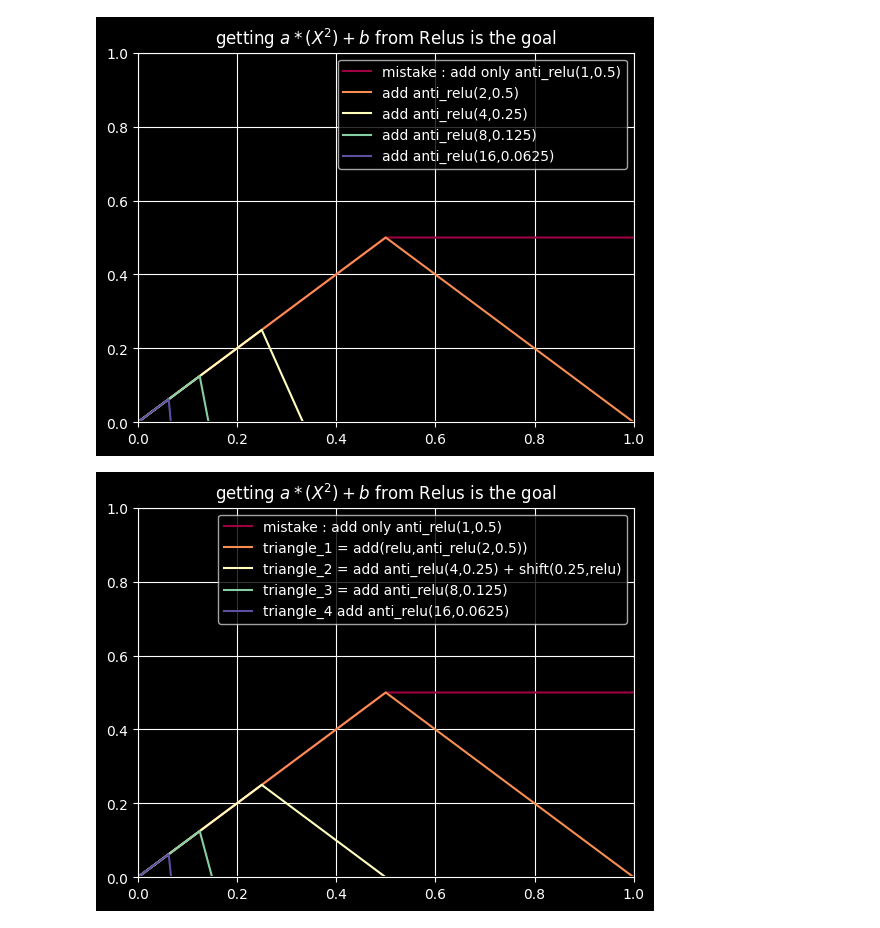
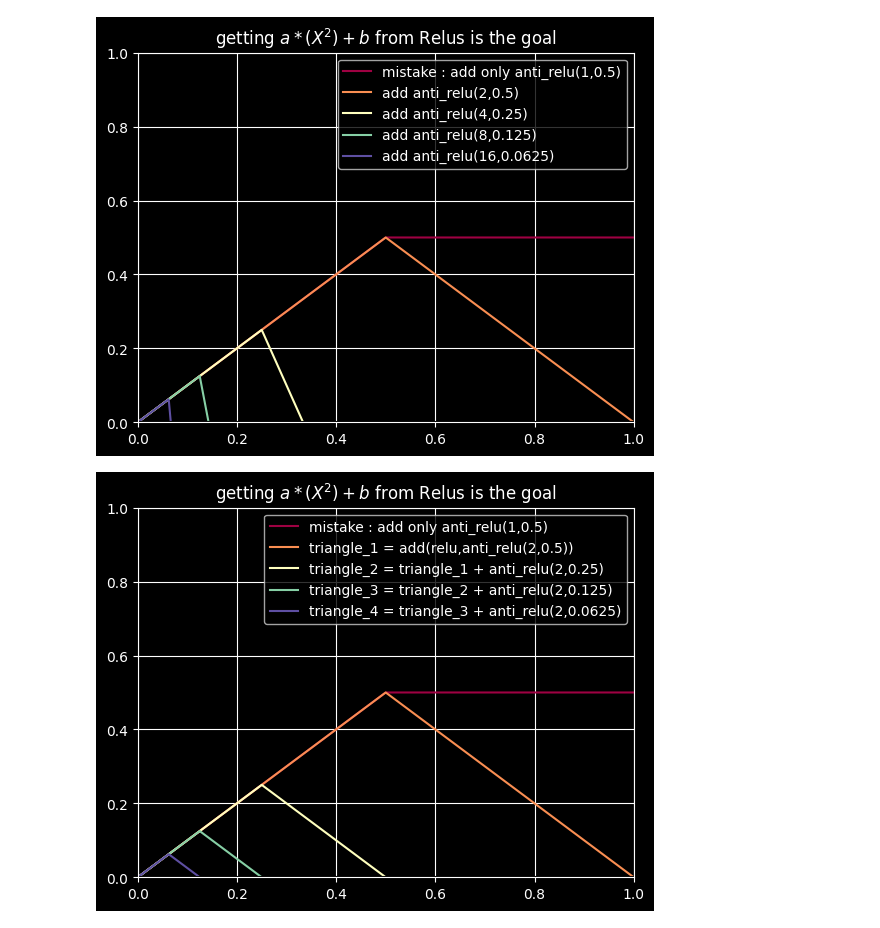
Before and after one commit to Hadrien-Cornier/cool-nn-stuff, a Jupyter notebook: polynomials_from_relus.ipynb, the cells around one changed output. Cells and saved outputs as stored; diff of their text form; code cells hidden in the pictures.

Commit message:
got the triangles. Now need to shift them and add them up

```diff
--- a/polynomials_from_relus.ipynb
+++ b/polynomials_from_relus.ipynb
@@ -149,29 +149,29 @@ plt.show()
 # %%
 X = Tensor.arange(0,1,0.001)
 
 # X.numpy() = relu(X).numpy()) # relu : the starting point
 
 prt(add(relu,minus(shift(0.5,relu)))(X).numpy(), "mistake : add only anti_relu(1,0.5)", color=color_cycle(0.0))
 
 # We cut in half the frist relu and create a triangle
 triangle_1 = add(relu,anti_relu(2,0.5))
 
 prt(triangle_1(X).numpy(), "triangle_1 = add(relu,anti_relu(2,0.5))", color=color_cycle(0.25))
 
-triangle_2 = add(add(triangle_1,anti_relu(4,0.25)),mul(2,shift(0.25,relu)))
+triangle_2 = add(triangle_1,anti_relu(2,0.25))
 
-prt(triangle_2(X).numpy(), "triangle_2 = add anti_relu(4,0.25) + shift(0.25,relu)", color=color_cycle(0.5))
+prt(triangle_2(X).numpy(), "triangle_2 = triangle_1 + anti_relu(2,0.25)", color=color_cycle(0.5))
 
-triangle_3 = add(add(triangle_2,anti_relu(8,0.125)),mul(2,shift(0.125,relu)))
+triangle_3 = add(triangle_2,anti_relu(2,0.125))
 
-prt(triangle_3(X).numpy(), "triangle_3 = add anti_relu(8,0.125)", color=color_cycle(0.75))
+prt(triangle_3(X).numpy(), "triangle_3 = triangle_2 + anti_relu(2,0.125)", color=color_cycle(0.75))
 
-triangle_4 = add(add(triangle_3,anti_relu(16,0.0625)),mul(2,shift(0.0625,relu)))
+triangle_4 = add(triangle_3,anti_relu(2,0.0625))
 
-prt(triangle_4(X).numpy(), "triangle_4 add anti_relu(16,0.0625)", color=color_cycle(1.0))
+prt(triangle_4(X).numpy(), "triangle_4 = triangle_3 + anti_relu(2,0.0625)", color=color_cycle(1.0))
 
 plt_setup()
 plt.legend(loc='best')
 plt.show()
 # %% [output]
-[figure, old version]
+[figure, new version]
```
